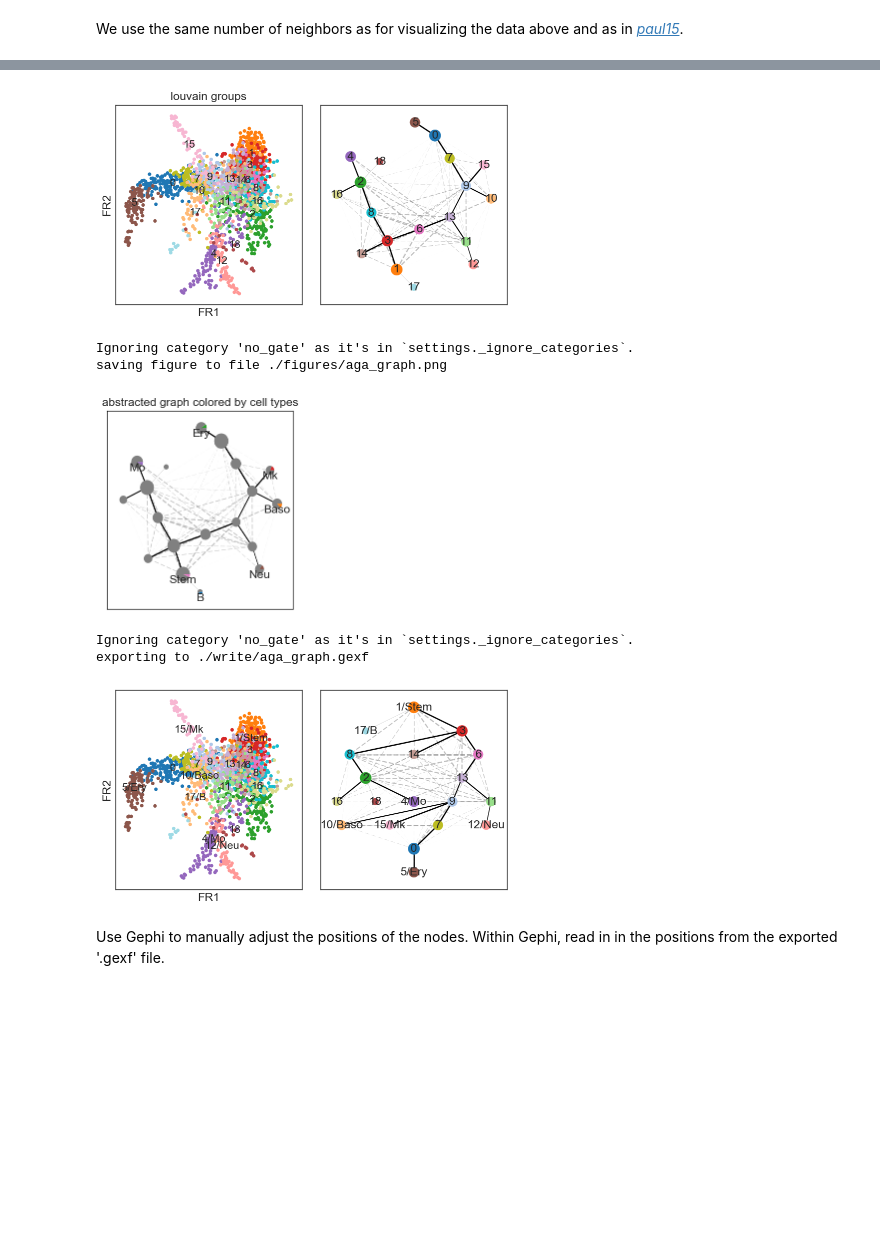
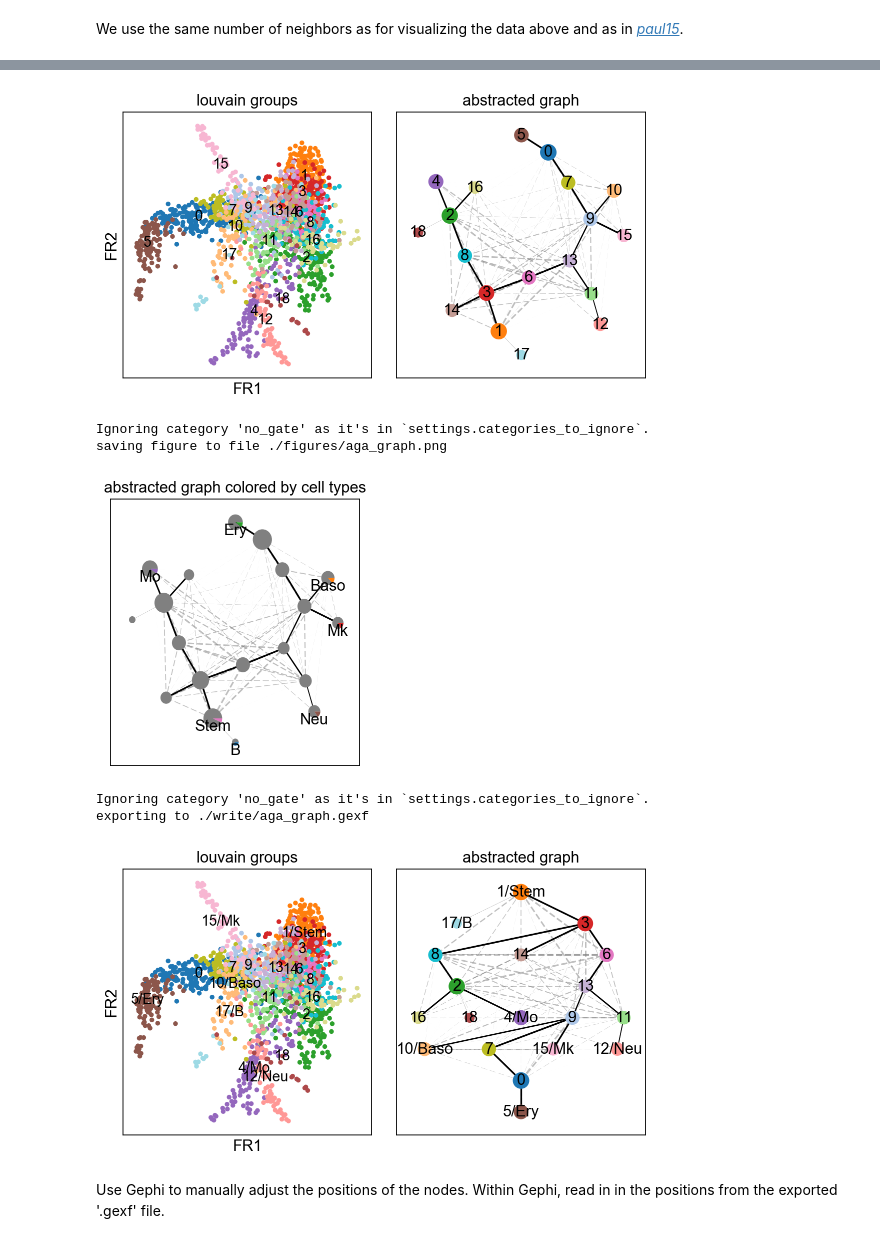
Before and after one commit to theislab/graph_abstraction, a Jupyter notebook: nestorowa16/nestorowa16.ipynb, the cells around one changed output, grey strips where cells are left out. Saved outputs shown, nothing was run; the diff lists cells and outputs as text; code cells hidden in the pictures; blank space fills up the shorter version.

Commit message:
updated for Scanpy version 0.3.2

```diff
--- a/nestorowa16/nestorowa16.ipynb
+++ b/nestorowa16/nestorowa16.ipynb
@@ -9,8 +13,10 @@ import matplotlib.pyplot as pl
 from matplotlib import rcParams
 import scanpy.api as sc
 
-sc.settings.verbosity = 2                # verbosity: errors (0), warnings (1), info (2), hints (3)
-sc.settings.set_dpi(60)                  # low pixel number yields small inline figures
+sc.settings.verbosity = 3  # verbosity: errors (0), warnings (1), info (2), hints (3)
+sc.settings.set_figure_params(dpi=80)  # low dpi (dots per inch) yields small inline figures
 sc.logging.print_version_and_date()
+# we will soon provide an update with more recent dependencies
+sc.logging.print_versions_dependencies_numerics()
 results_file = './write/nestorowa16.h5'
 # %% [output]
@@ -118,37 +134,34 @@ running Approximate Graph Abstraction (AGA)
 adata = sc.read(results_file)
 axs = sc.pl.aga(adata, basis='draw_graph_fr', layout='fr')
 # %% [output]
-[figure, old version]
+[figure, new version]
 # %%
 adata = sc.read(results_file)
 aga_groups = adata.uns['aga_groups_key']
 asso_names, asso_matrix = sc.utils.compute_association_matrix_of_groups(
-    adata, prediction=aga_groups, reference='exp_groups', normalization='prediction')
-asso_colors = sc.utils.get_associated_colors_of_groups(adata.uns['exp_groups_colors'], asso_matrix)
+    adata, prediction=aga_groups, reference='cell_types', normalization='prediction')
+asso_colors = sc.utils.get_associated_colors_of_groups(adata.uns['cell_types_colors'], asso_matrix)
 axs = sc.pl.aga_graph(adata,
                       title='abstracted graph colored by cell types',
                       color=asso_colors, groups=asso_names, layout='fr', save=True)
 # %% [output]
-Ignoring category 'no_gate' as it's in `settings._ignore_categories`.
+Ignoring category 'no_gate' as it's in `settings.categories_to_ignore`.
 saving figure to file ./figures/aga_graph.png
-[figure, old version]
+[figure, new version]
 # %%
 adata = sc.read(results_file)
 asso_names, asso_matrix = sc.utils.compute_association_matrix_of_groups(
-    adata, prediction=aga_groups, reference='exp_groups',
+    adata, prediction=aga_groups, reference='cell_types',
     normalization='prediction', max_n_names=2)
 adata.smp[aga_groups].cat.categories = [
     '{}'.format(name) + ('/{}'.format(asso_names[iname][1:])
      if len(asso_names[iname]) > 0 else '') # replace integers
      for iname, name in enumerate(adata.smp[aga_groups].cat.categories)]
-axs = sc.pl.aga(adata, title='',
-                basis='draw_graph_fr',
-                root=1,
-                layout='eq_tree', export_to_gexf=True)
+axs = sc.pl.aga(adata, basis='draw_graph_fr', root=1, layout='eq_tree', export_to_gexf=True)
 # %% [output]
-Ignoring category 'no_gate' as it's in `settings._ignore_categories`.
+Ignoring category 'no_gate' as it's in `settings.categories_to_ignore`.
 exporting to ./write/aga_graph.gexf
-[figure, old version]
+[figure, new version]
 # %% [markdown]
 Use Gephi to manually adjust the positions of the nodes. Within Gephi, read in in the positions from the exported '.gexf' file.
 # %%
```
Also changed, not shown: parts of 33 cells of this notebook, 4 other files.
